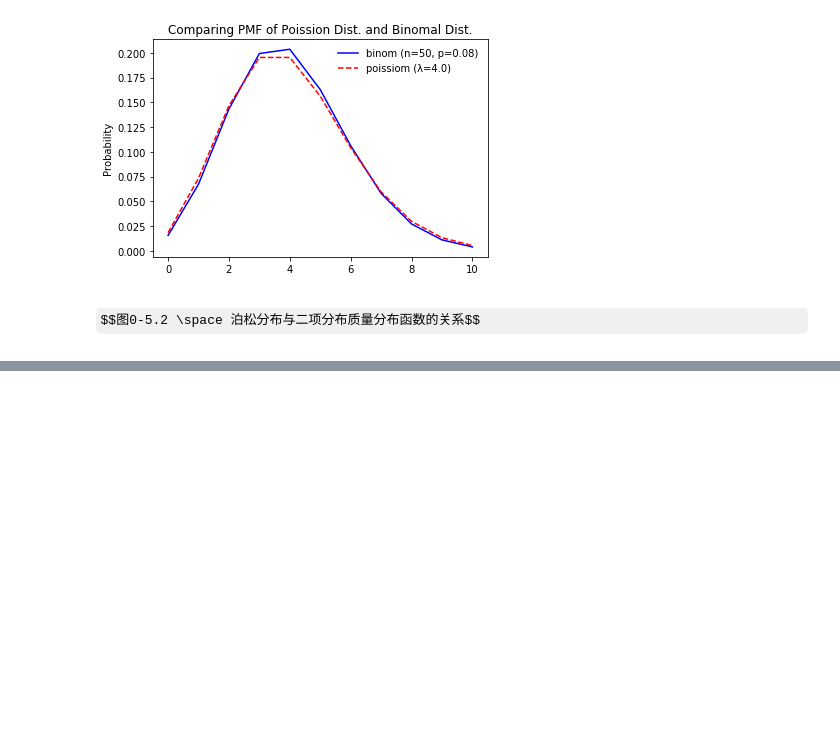
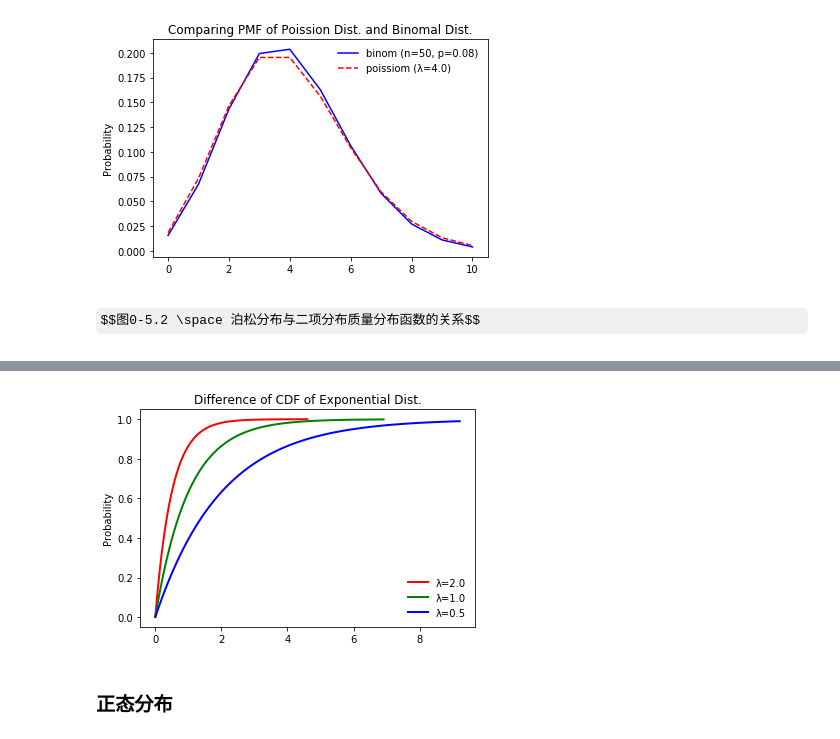
Before and after one commit to Laishuxin/Probability_theory_and_mathematical_statistics, a Jupyter notebook: 2_Random_variable_and_its_distribution.ipynb, the cells around one changed output, grey strips where cells are left out. Saved outputs shown, nothing was run; the diff lists cells and outputs as text; code cells hidden in the pictures; some formulas as TeX source; blank space fills up the shorter version.

```diff
--- a/2_Random_variable_and_its_distribution.ipynb
+++ b/2_Random_variable_and_its_distribution.ipynb
@@ -467,0 +543,37 @@ $$图0-5.2 \space 泊松分布与二项分布质量分布函数的关系$$
+# %%
+def drawn(scale_1, scale_2, scale_3):
+    """
+    绘制不同λ的指数分布
+    """
+    # 构造不同的指数分布x轴和概率密度函数pdf
+    exp_dis_1= stats.expon(scale=scale_1)  # λ=1/scale_1
+    exp_dis_2= stats.expon(scale=scale_2)  # λ=1/scale_2
+    exp_dis_3= stats.expon(scale=scale_3)  # λ=1/scale_3
+
+    # 设置不同的x轴
+    x_1 = np.linspace(exp_dis_1.ppf(0.001), exp_dis_1.ppf(0.9999), 100)
+    x_2 = np.linspace(exp_dis_2.ppf(0.001), exp_dis_2.ppf(0.999), 100)
+    x_3 = np.linspace(exp_dis_3.ppf(0.001), exp_dis_3.ppf(0.99), 100)
+
+    # 算出概率密度函数
+    cdf_1 = exp_dis_1.cdf(x_1)
+    cdf_2 = exp_dis_2.cdf(x_2)
+    cdf_3 = exp_dis_3.cdf(x_3)
+
+
+#     画图
+    fig, ax = plt.subplots(1,1)
+    ax.plot(x_1, cdf_1, 'r-', lw=2, label='λ={}'.format(1/scale_1))
+    ax.plot(x_2, cdf_2, 'g-', lw=2, label='λ={}'.format(1/scale_2))
+    ax.plot(x_3, cdf_3, 'b-', lw=2, label='λ={}'.format(1/scale_3))
+    plt.ylabel('Probability')
+    plt.legend(loc='best', frameon=False)
+    plt.title('Difference of CDF of Exponential Dist.')
+    plt.show()
+
+
+drawn(scale_1=0.5,scale_2=1,scale_3=2)
+# %% [output]
+[figure, added]
+# %% [markdown]
+### 正态分布
```
Also changed, not shown: parts of 26 cells of this notebook.
